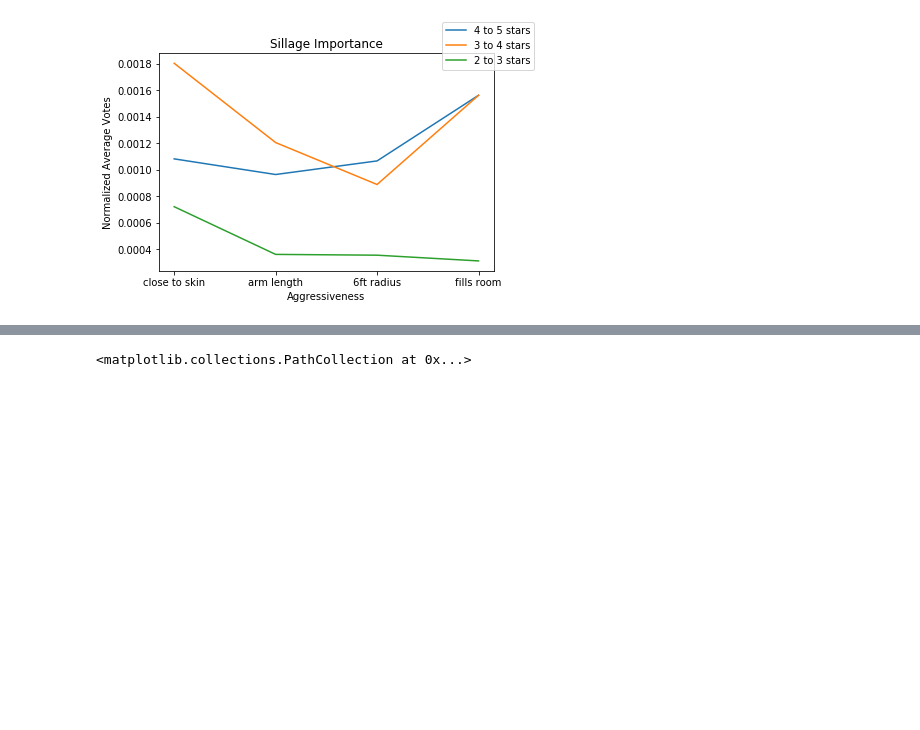
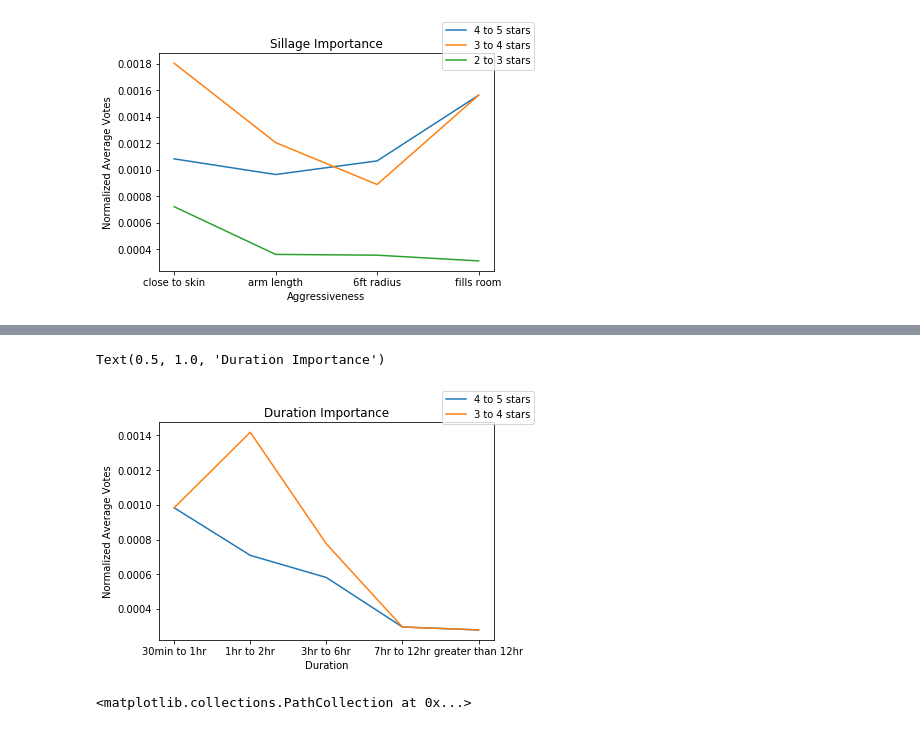
Before and after one commit to josephshanks/CologneRecommender, a Jupyter notebook: eda2.ipynb, the cells around one changed output, grey strips where cells are left out. Saved outputs shown, nothing was run; the diff lists cells and outputs as text; code cells hidden in the pictures; blank space fills up the shorter version.

```diff
--- a/eda2.ipynb
+++ b/eda2.ipynb
@@ -99,5 +99,17 @@ plt.title("Sillage Importance")
 # %% [output]
 Text(0.5, 1.0, 'Sillage Importance')
 [figure]
+# %%
+#normalize duration of frag
+time=df[['30min to 1hr','1hr to 2hr','3hr to 6hr','7hr to 12hr','greater than 12hr']]
+normalized_time=preprocessing.normalize(time,axis=0)
+
+df['30min to 1hr']=normalized_time[:,0]
+df['1hr to 2hr']=normalized_time[:,1]
+df['3hr to 6hr']=normalized_time[:,2]
+df['7hr to 12hr']=normalized_time[:,3]
+df['greater than 12hr']=normalized_time[:,4]
 # %%
 test=sillage[((sillage['male love o25']>=.007748) | (sillage['female love o25']>=0.000768 ))]
+# %%
+frag_duration=df[['30min to 1hr','1hr to 2hr','3hr to 6hr','7hr to 12hr','greater than 12hr','avg rating','male love o25','female love o25']]
@@ -104,3 +128,25 @@ test=sillage[((sillage['male love o25']>=.007748) | (sillage['female love o25']>
+# %%
+#find avg rating intervals for cologne given a small voting threshold to reduce outliers
+avg_4_5=frag_duration[(frag_duration['avg rating']>=4)]
+avg_3_4=frag_duration[((frag_duration['avg rating']>=2) & (frag_duration['avg rating']<4))]
+#avg_2_3=frag_duration[((frag_duration['avg rating']>=2) & (frag_duration['avg rating']<3))]
+# %%
+#create line graph for sillage levels for all frag's
+duration_type=['30min to 1hr','1hr to 2hr','3hr to 6hr','7hr to 12hr','greater than 12hr']
+rating1_4_5=[np.median(avg_4_5['30min to 1hr']),np.median(avg_4_5['1hr to 2hr']),np.median(avg_4_5['3hr to 6hr']),np.median(avg_4_5['7hr to 12hr']),np.median(avg_4_5['greater than 12hr'])]
+rating1_3_4=[np.median(avg_3_4['30min to 1hr']),np.median(avg_3_4['1hr to 2hr']),np.median(avg_3_4['3hr to 6hr']),np.median(avg_3_4['7hr to 12hr']),np.median(avg_3_4['greater than 12hr'])]
+#rating1_2_3=[np.median(avg_2_3['30min to 1hr']),np.median(avg_3_4['1hr to 2hr']),np.median(avg_3_4['3hr to 6hr']),np.median(avg_3_4['7hr to 12hr']),np.median(avg_3_4['greater than 12hr'])]
+
+plt.plot(duration_type,rating1_4_5)
+plt.plot(duration_type,rating1_3_4)
+#plt.plot(duration_type,rating1_2_3)
+plt.figlegend(['4 to 5 stars','3 to 4 stars'],loc=1)
+plt.ylabel('Normalized Average Votes')
+plt.xlabel('Duration')
+plt.title("Duration Importance")
+# %% [output]
+Text(0.5, 1.0, 'Duration Importance')
+[figure, added]
 # %%
 rates=sillage['avg rating']
 skin_score=sillage['stay on skin']
```
Also changed, not shown: parts of 1 cell of this notebook, 1 other file.
